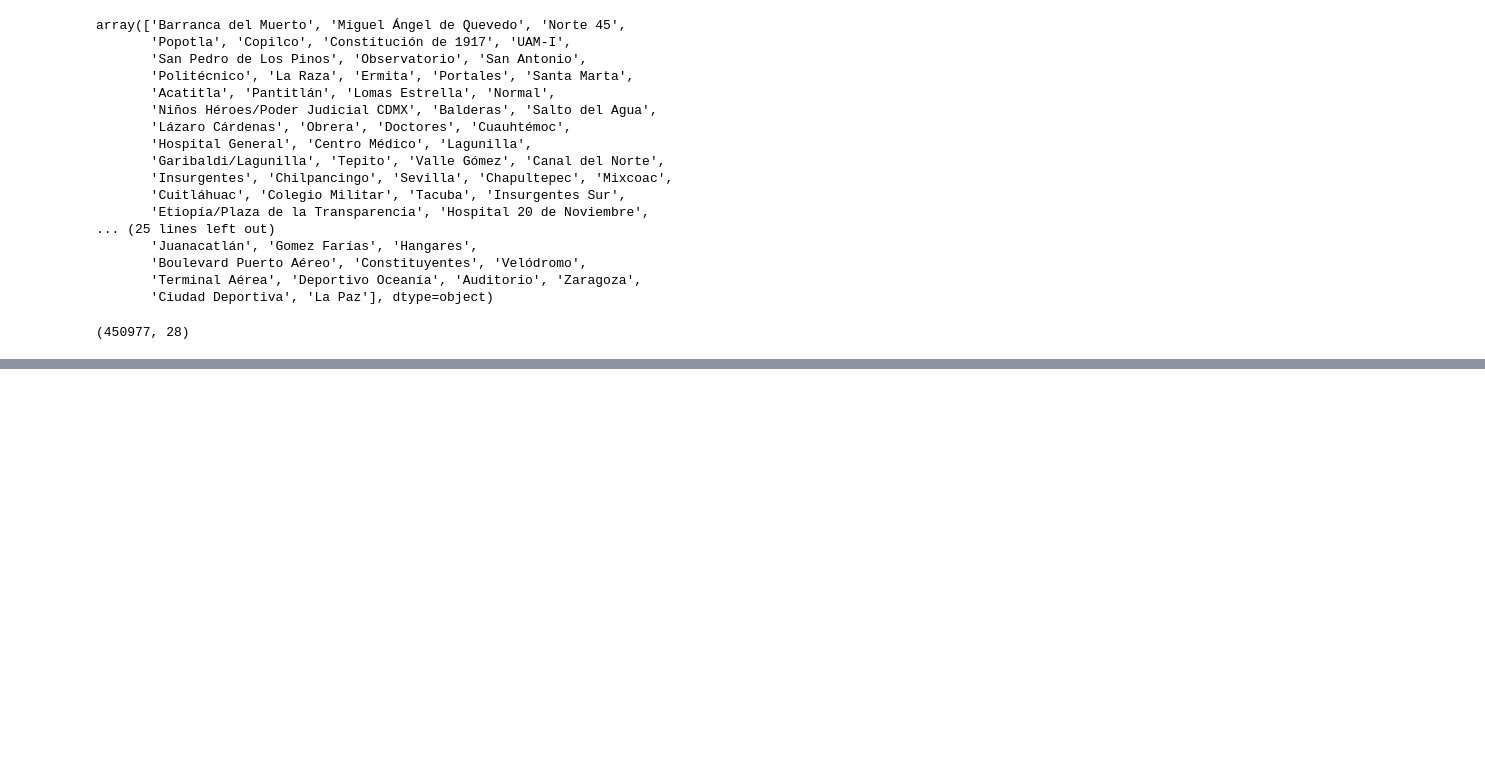
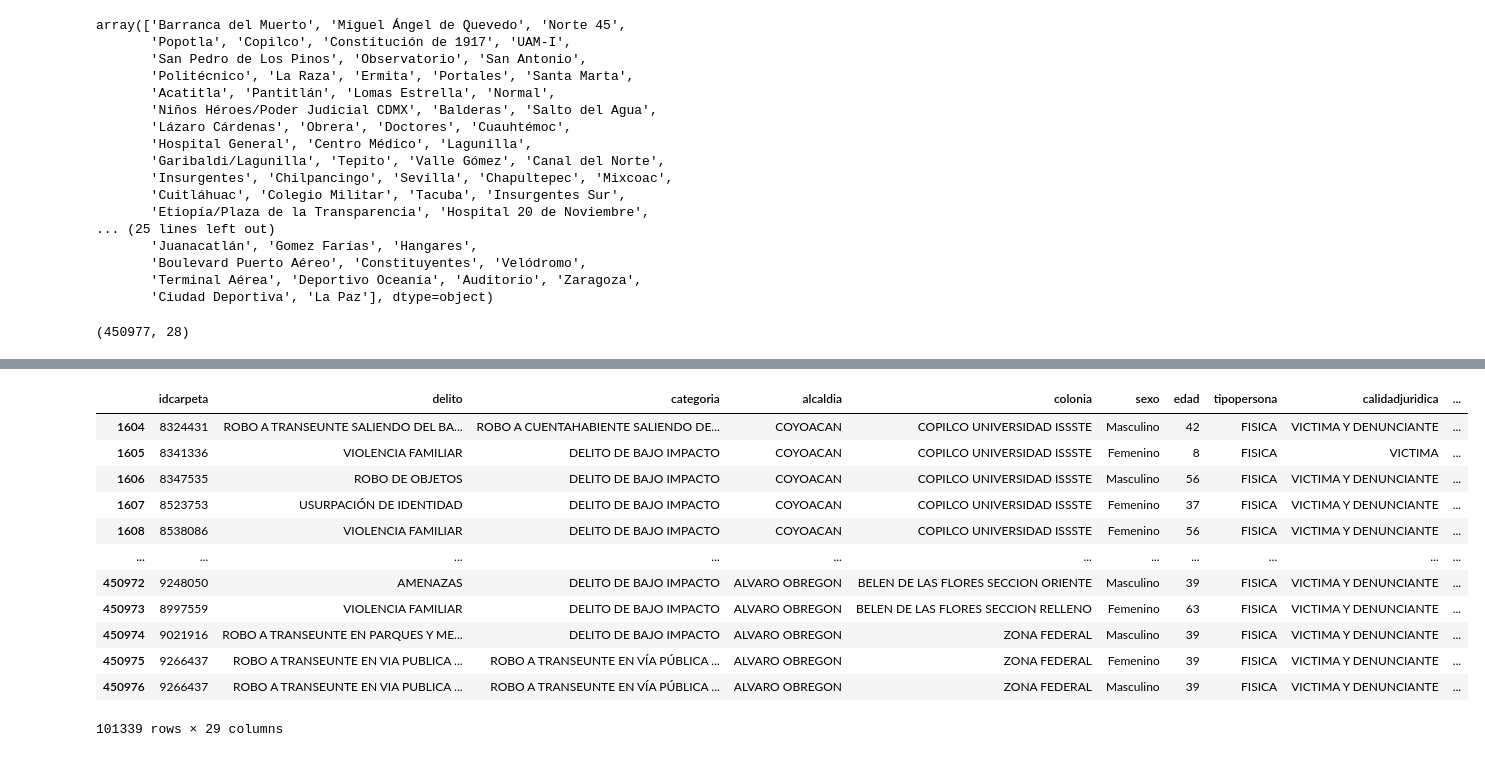
Before and after one commit to marcocasillas91/sdc-security, a Jupyter notebook: notebooks/1_first_datalake.ipynb, the cells around one changed output, grey strips where cells are left out. Cells and saved outputs as stored; diff of their text form; code cells hidden in the pictures; blank space fills up the shorter version.

Commit message:
Exporting consolidated df and start with c5 cam

```diff
--- a/notebooks/1_first_datalake.ipynb
+++ b/notebooks/1_first_datalake.ipynb
@@ -408,0 +423,11 @@ This is the consolidated dataset that can be used as base for future calculation
+# %%
+import requests
+
+# Example CSV file link
+
+c5_path = "\datasets\c5_cams.zip"
+
+zf = zipfile.ZipFile(repo_path+c5_path)
+c5_raw = pd.read_csv(zf.open('c5_cams.csv'), encoding = "latin-1")
+
+c5_raw.head()
@@ -408,0 +441,5 @@ This is the consolidated dataset that can be used as base for future calculation
+# %%
+c5_raw.rename(columns = lambda x : x.lower() , inplace = True)
+c5_raw.rename(columns = {'alcaldía':'alcaldia'}, inplace = True)
+del c5_raw["programa"]
+del c5_raw["puntos_de_acceso"]
@@ -408,0 +465,5 @@ This is the consolidated dataset that can be used as base for future calculation
+# %%
+c5_agg = c5_raw.groupby('colonia').agg(count=('id','count'), alcaldia=('alcaldia', 'first'))
+c5_agg.reset_index(inplace=True)
+c5_agg.rename(columns = {'count':'c5_cam_col'}, inplace = True)
+c5_agg.head()
@@ -408,0 +477,4 @@ This is the consolidated dataset that can be used as base for future calculation
+# %%
+consolidated2 = pd.merge(consolidated, c5_agg[['colonia','c5_cam_col']], on='colonia', how='left')
+#consolidated2["c5_cam_col"]= consolidated2["c5_cam_col"].round().astype(int)
+consolidated2.head()
@@ -408,0 +543,16 @@ This is the consolidated dataset that can be used as base for future calculation
+# %%
+consolidated2[consolidated2["c5_cam_col"].isnull()]
+# %% [output]
+|  | idcarpeta | delito | categoria | alcaldia | colonia | sexo | edad | tipopersona | calidadjuridica | ... |
+| 1604 | 8324431 | ROBO A TRANSEUNTE SALIENDO DEL BA... | ROBO A CUENTAHABIENTE SALIENDO DE... | COYOACAN | COPILCO UNIVERSIDAD ISSSTE | Masculino | 42 | FISICA | VICTIMA Y DENUNCIANTE | ... |
+| 1605 | 8341336 | VIOLENCIA FAMILIAR | DELITO DE BAJO IMPACTO | COYOACAN | COPILCO UNIVERSIDAD ISSSTE | Femenino | 8 | FISICA | VICTIMA | ... |
+| 1606 | 8347535 | ROBO DE OBJETOS | DELITO DE BAJO IMPACTO | COYOACAN | COPILCO UNIVERSIDAD ISSSTE | Masculino | 56 | FISICA | VICTIMA Y DENUNCIANTE | ... |
+| 1607 | 8523753 | USURPACIÓN DE IDENTIDAD | DELITO DE BAJO IMPACTO | COYOACAN | COPILCO UNIVERSIDAD ISSSTE | Femenino | 37 | FISICA | VICTIMA Y DENUNCIANTE | ... |
+| 1608 | 8538086 | VIOLENCIA FAMILIAR | DELITO DE BAJO IMPACTO | COYOACAN | COPILCO UNIVERSIDAD ISSSTE | Femenino | 56 | FISICA | VICTIMA Y DENUNCIANTE | ... |
+| ... | ... | ... | ... | ... | ... | ... | ... | ... | ... | ... |
+| 450972 | 9248050 | AMENAZAS | DELITO DE BAJO IMPACTO | ALVARO OBREGON | BELEN DE LAS FLORES SECCION ORIENTE | Masculino | 39 | FISICA | VICTIMA Y DENUNCIANTE | ... |
+| 450973 | 8997559 | VIOLENCIA FAMILIAR | DELITO DE BAJO IMPACTO | ALVARO OBREGON | BELEN DE LAS FLORES SECCION RELLENO | Femenino | 63 | FISICA | VICTIMA Y DENUNCIANTE | ... |
+| 450974 | 9021916 | ROBO A TRANSEUNTE EN PARQUES Y ME... | DELITO DE BAJO IMPACTO | ALVARO OBREGON | ZONA FEDERAL | Masculino | 39 | FISICA | VICTIMA Y DENUNCIANTE | ... |
+| 450975 | 9266437 | ROBO A TRANSEUNTE EN VIA PUBLICA ... | ROBO A TRANSEUNTE EN VÍA PÚBLICA ... | ALVARO OBREGON | ZONA FEDERAL | Femenino | 39 | FISICA | VICTIMA Y DENUNCIANTE | ... |
+| 450976 | 9266437 | ROBO A TRANSEUNTE EN VIA PUBLICA ... | ROBO A TRANSEUNTE EN VÍA PÚBLICA ... | ALVARO OBREGON | ZONA FEDERAL | Masculino | 39 | FISICA | VICTIMA Y DENUNCIANTE | ... |
+101339 rows × 29 columns
```
Also changed, not shown: parts of 20 cells of this notebook, 2 other files.
